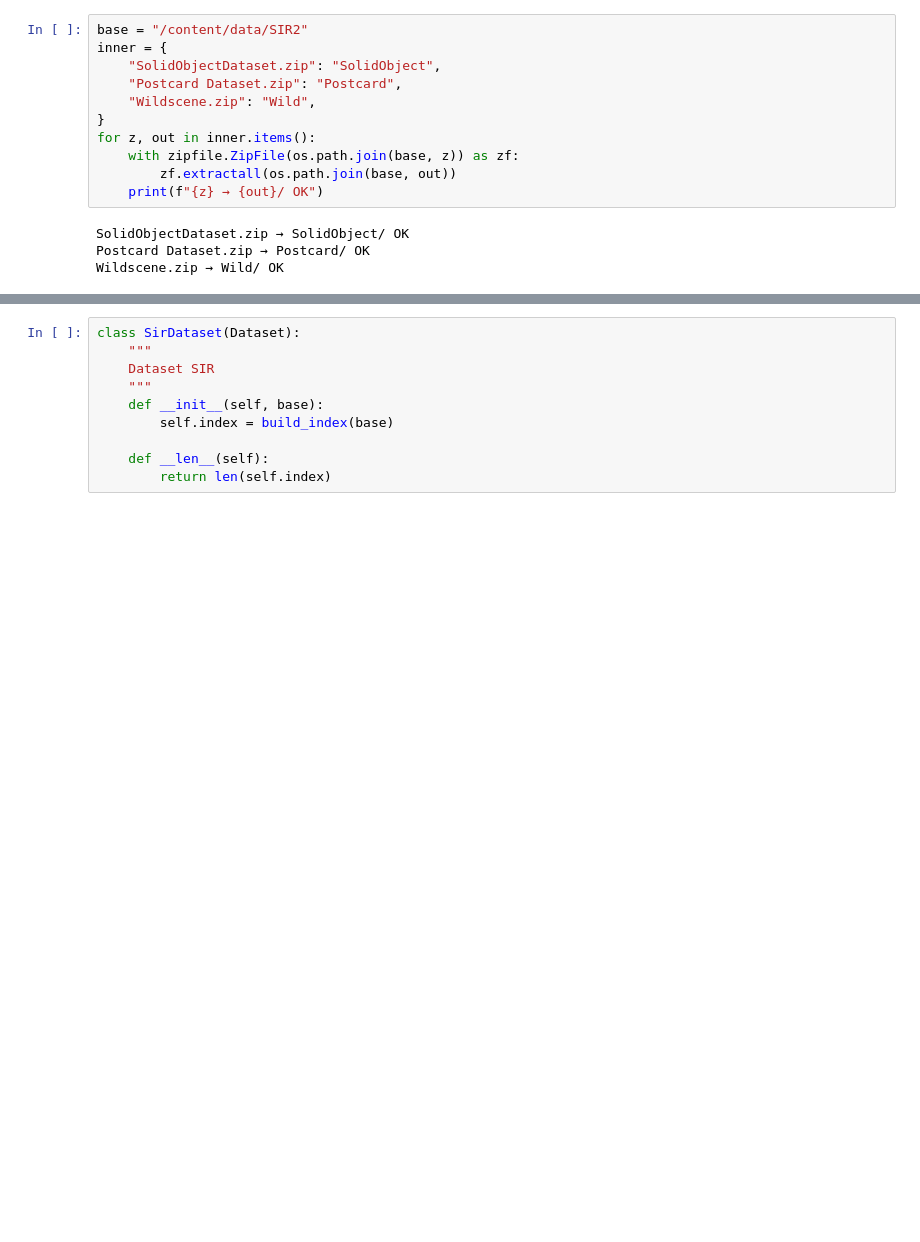
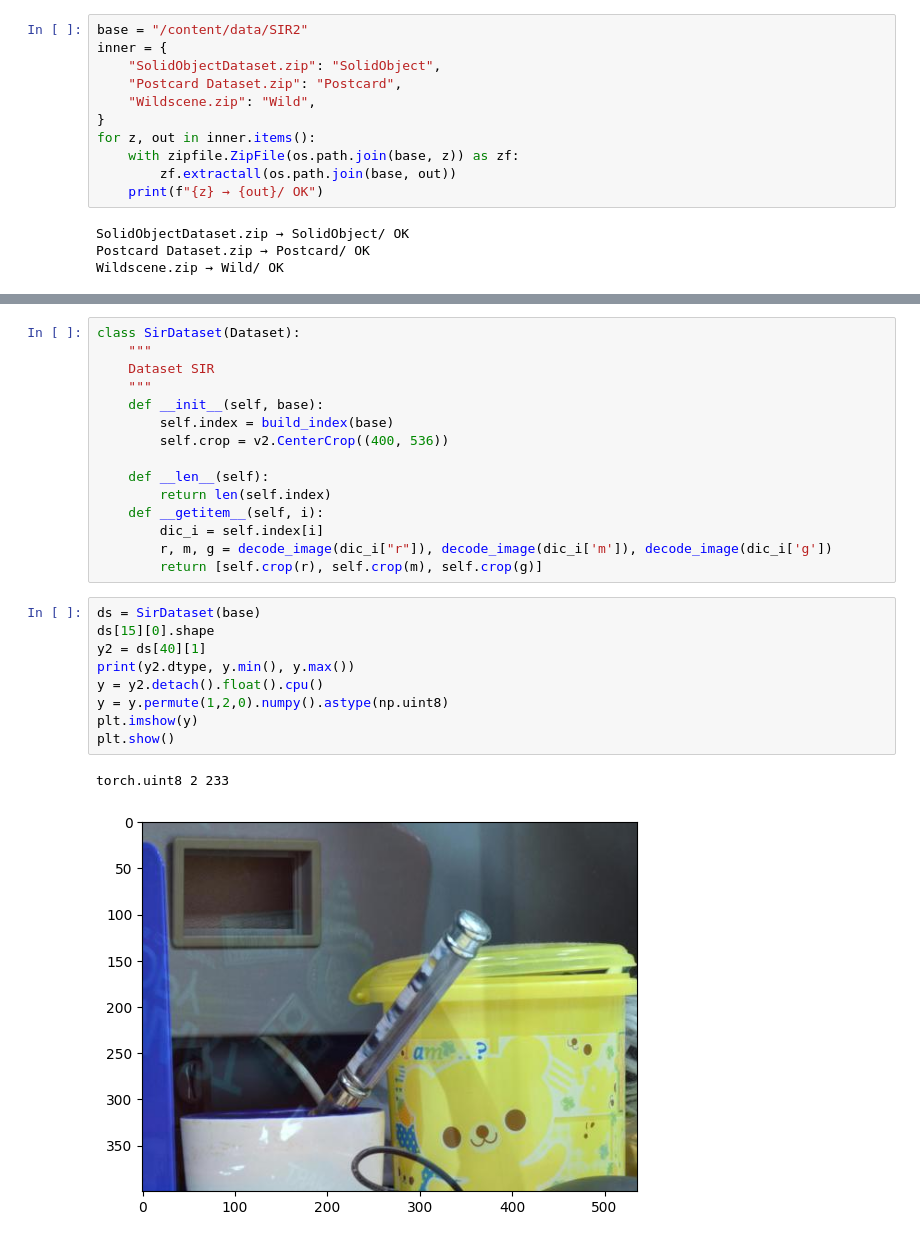
Before and after one commit to TheTrigun99/ProjectsDL, a Jupyter notebook: codingpapers/dataset.ipynb, the cells around one changed output, grey strips where cells are left out. Drawn from its saved outputs; the diff is of its cells as text; blank space fills up the shorter version.

```diff
--- a/codingpapers/dataset.ipynb
+++ b/codingpapers/dataset.ipynb
@@ -125,6 +162,23 @@ class SirDataset(Dataset):
     """
     def __init__(self, base):
         self.index = build_index(base)
+        self.crop = v2.CenterCrop((400, 536))
 
     def __len__(self):
         return len(self.index)
+    def __getitem__(self, i):
+        dic_i = self.index[i]
+        r, m, g = decode_image(dic_i["r"]), decode_image(dic_i['m']), decode_image(dic_i['g'])
+        return [self.crop(r), self.crop(m), self.crop(g)]
+# %%
+ds = SirDataset(base)
+ds[15][0].shape
+y2 = ds[40][1]
+print(y2.dtype, y.min(), y.max())
+y = y2.detach().float().cpu()
+y = y.permute(1,2,0).numpy().astype(np.uint8)
+plt.imshow(y)
+plt.show()
+# %% [output]
+torch.uint8 2 233
+[figure, added]
```
Also changed, not shown: parts of 14 cells of this notebook, 2 other files.
